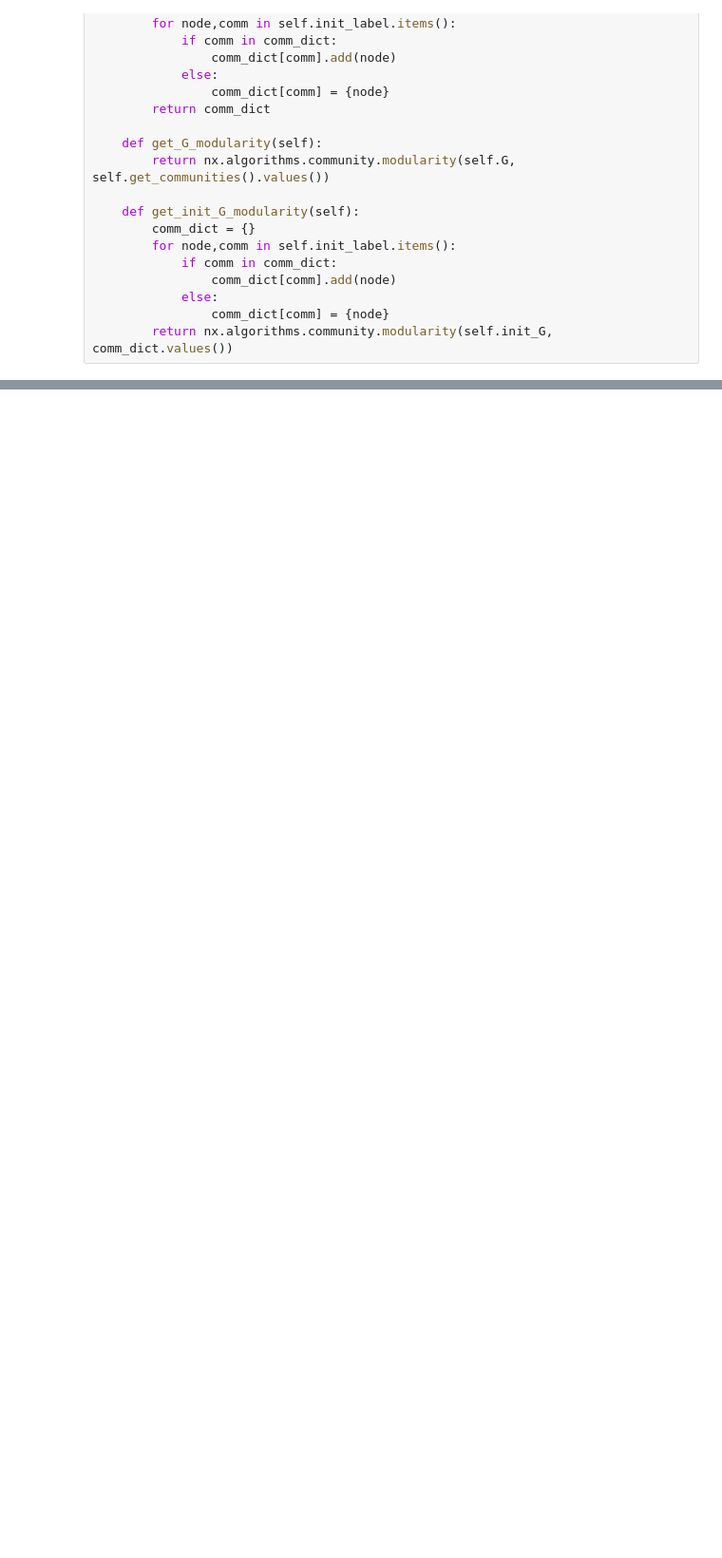
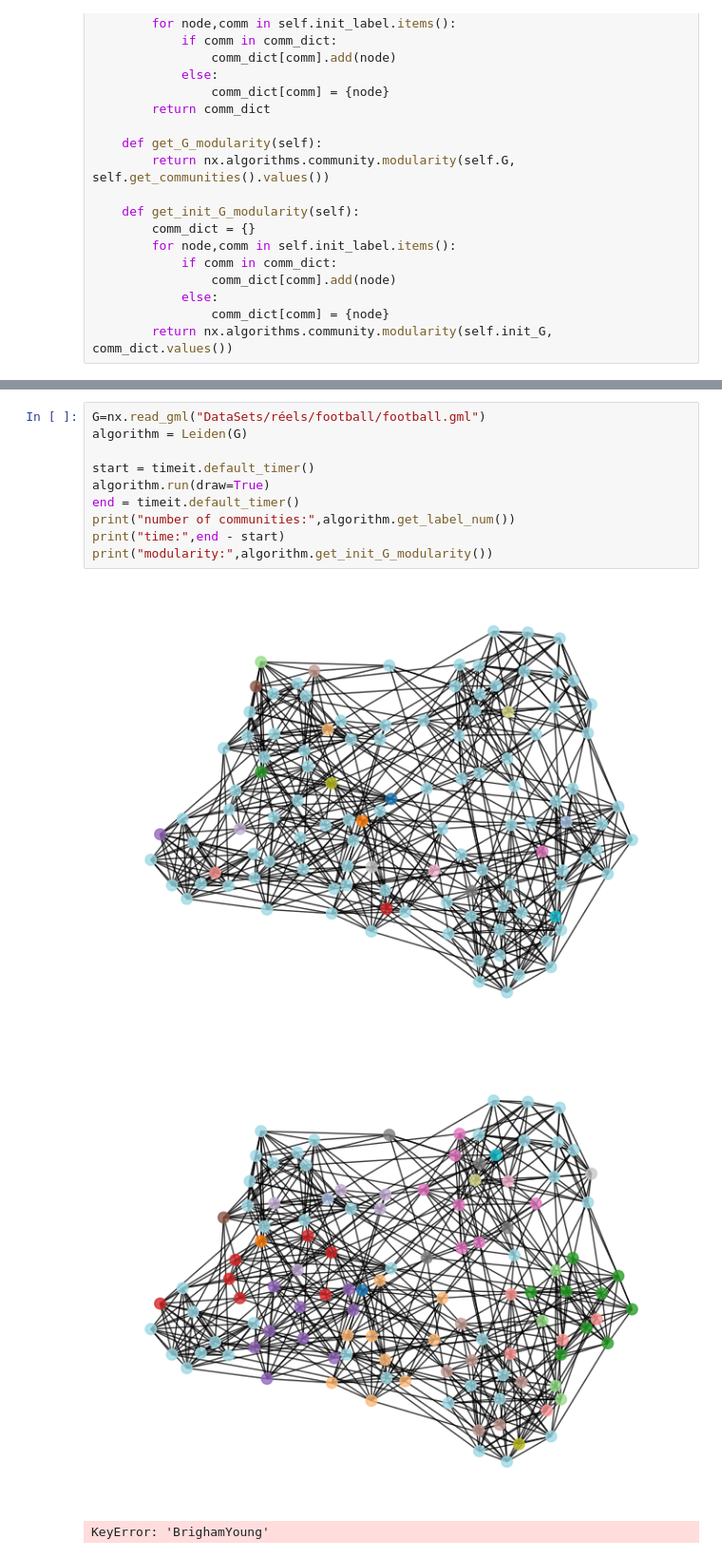
Before and after one commit to Xodios/garbagecollector, a Jupyter notebook: Leiden_wad.ipynb, the cells around one changed output, grey strips where cells are left out. Shown at 95% size. Cells and saved outputs as stored; diff of their text form; blank space fills up the shorter version.

```diff
--- a/Leiden_wad.ipynb
+++ b/Leiden_wad.ipynb
@@ -164,0 +163,14 @@ print("modularity:",algorithm.get_init_G_modularity())
+# %%
+G=nx.read_gml("DataSets/réels/football/football.gml")
+algorithm = Leiden(G)
+
+start = timeit.default_timer()
+algorithm.run(draw=True)
+end = timeit.default_timer()
+print("number of communities:",algorithm.get_label_num())
+print("time:",end - start)
+print("modularity:",algorithm.get_init_G_modularity())
+# %% [output]
+[figure, added]
+[figure, added]
+KeyError: 'BrighamYoung'
```
Also changed, not shown: parts of 1 cell of this notebook.
